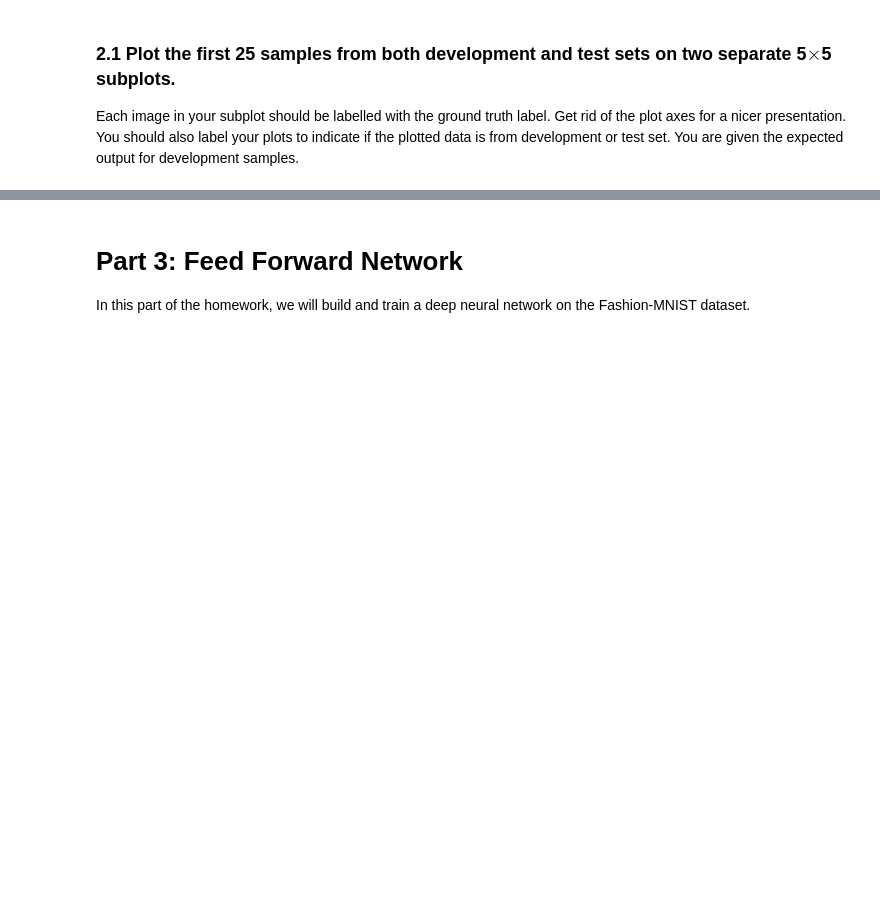
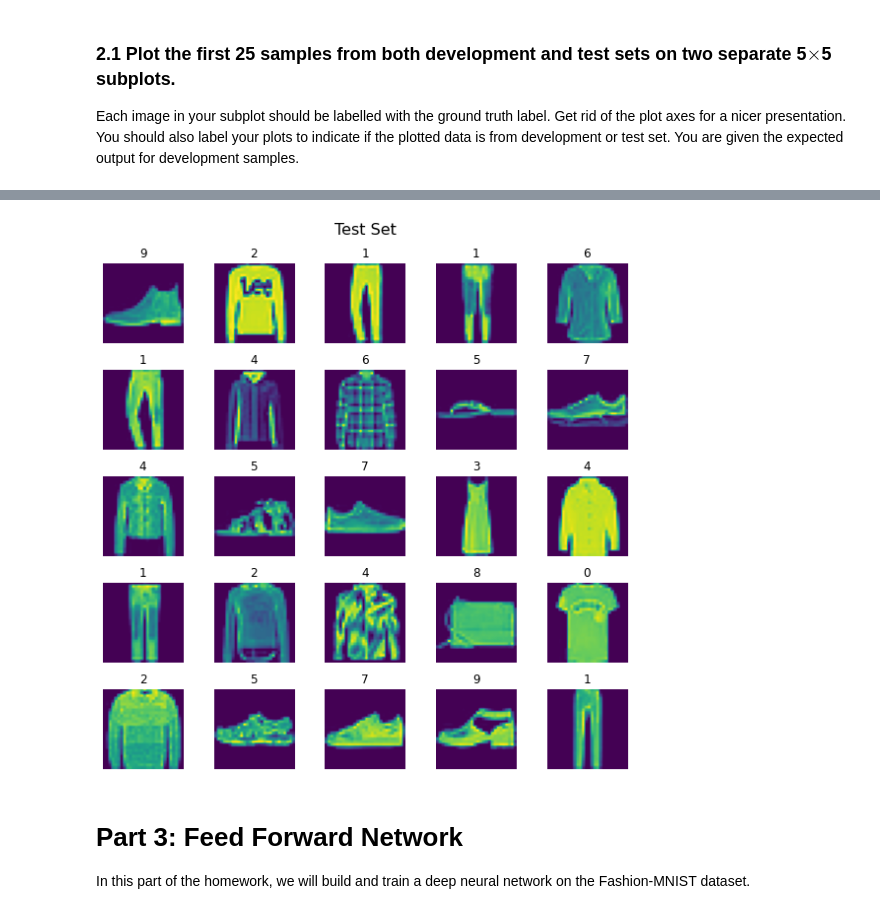
Before and after one commit to ekumar96/AppliedML_Project4_NeuralNets-CNN, a Jupyter notebook: HomeWork_4_Spring_22.ipynb, the cells around one changed output, grey strips where cells are left out. Cells and saved outputs as stored; diff of their text form; code cells hidden in the pictures; blank space fills up the shorter version.

```diff
--- a/HomeWork_4_Spring_22.ipynb
+++ b/HomeWork_4_Spring_22.ipynb
@@ -119,3 +143,14 @@ Each image in your subplot should be labelled with the ground truth label. Get r
+# %%
+fig, ax = plt.subplots(5,5, figsize=(8,8))
+fig.suptitle('Test Set', fontsize=16)
+for i, subplot in enumerate(ax.flatten()):
+    subplot.imshow(xtest[i], cmap=plt.get_cmap('viridis'))
+    subplot.axis('off')
+    subplot.set_title(ytest[i])
+fig.tight_layout()
+plt.show()
+# %% [output]
+[figure, added]
 # %% [markdown]
 # Part 3: Feed Forward Network
 
```
Also changed, not shown: parts of 84 cells of this notebook.
